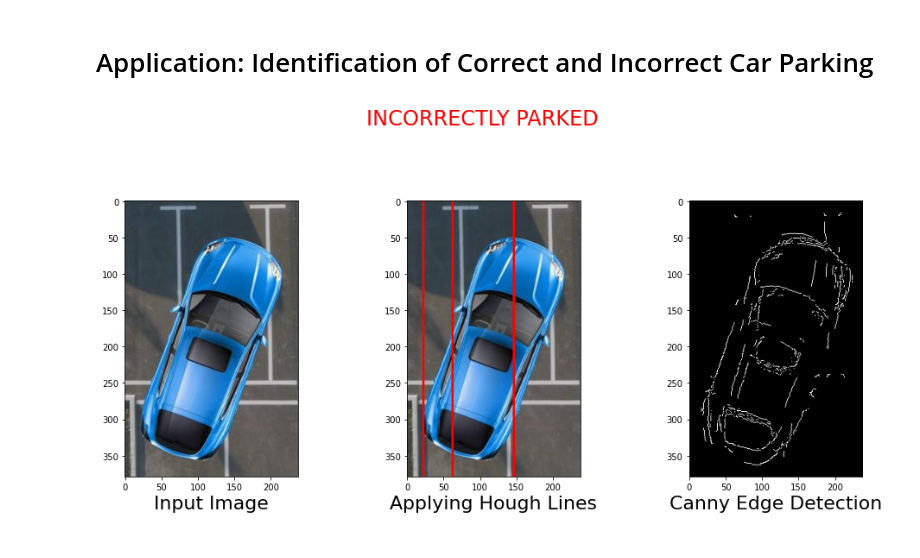
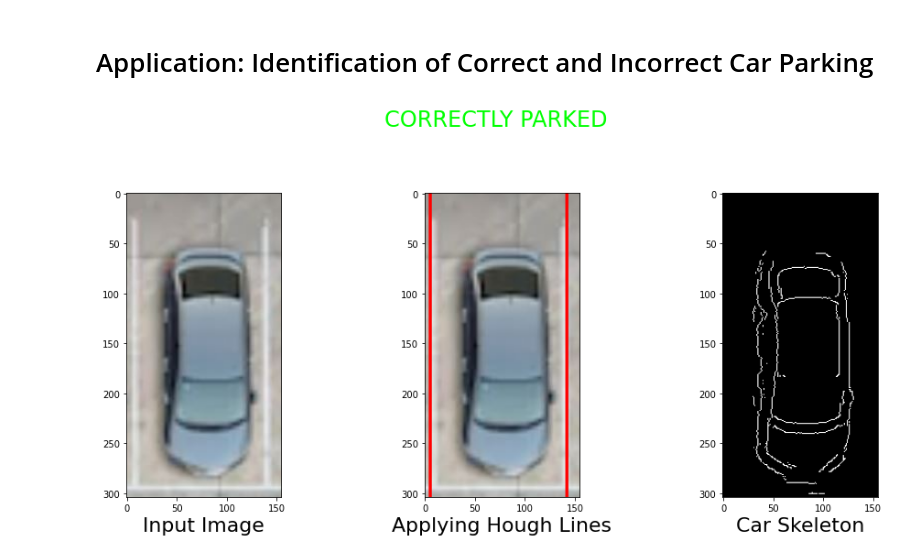
Before and after one commit to aaditya0710/PERFECT-CAR-PARKING, a Jupyter notebook: Correct_Car_Parking.ipynb, the cells around one changed output. Saved outputs shown, nothing was run; the diff lists cells and outputs as text; code cells hidden in the pictures.

```diff
--- a/Correct_Car_Parking.ipynb
+++ b/Correct_Car_Parking.ipynb
@@ -68,7 +68,7 @@ def houghLines(edges, dTheta, threshold):
 # %% [markdown]
 # Application: Identification of Correct and Incorrect Car Parking
 # %%
-Test_image="/content/CarParking_2.jpg"
+Test_image="/content/CarParking_0.jpeg"
 # %%
 img = cv2.imread(Test_image)
 img2 = img.copy()
@@ -77,10 +77,11 @@ pts = []
 for aperturesize in [5,7]:
     edges = cv2.Canny(gray,25,100,apertureSize = aperturesize)
 
-    lines = houghLines(edges,3,80)#Needs to be adjusted for each image
-    #print(lines)
-
-    #lines = cv2.HoughLines(edges,1,np.pi/180,30)
+    if Test_image=="/content/CarParking_2.jpg":
+      lines = houghLines(edges,3,80)#Needs to be adjusted for each image
+      #print(lines)
+    else:
+      lines = cv2.HoughLines(edges,1,np.pi/180,30)
 
     for rho,theta in lines[0]:
         a = np.cos(theta)
@@ -94,35 +95,41 @@ for aperturesize in [5,7]:
         cv2.line(img2,(x1,y1),(x2,y2),(0,0,255),2)
         pts.append(x1)
 
+if Test_image=="/content/CarParking_0.jpeg":
+  blurred = cv2.blur(img,(10,10))
+elif Test_image=="/content/CarParking_1.jpeg":
+  blurred = cv2.blur(img,(30,20))
+  blurred = cv2.blur(blurred,(10,15))
+elif Test_image=="/content/CarParking_2.jpg":
+  blurred = cv2.blur(img,(20,20))
 
-blurred = cv2.blur(img,(20,20))#Needs to be adjusted for each image
 edges = cv2.Canny(blurred,50,60)
 
 arr=[]
 for i in range(edges.shape[1]):
     for j in range(edges.shape[0]):
         if edges[j][i]!=0:
             arr.append(i)
 
 if max(pts)>=max(arr) and min(pts)<=min(arr):
     output = "CORRECTLY PARKED"
     color=(0,1,0)
 else:
     output = "INCORRECTLY PARKED"
     color=(1,0,0)
 
 plt.figure(figsize=(15,8))
 plt.suptitle(output,fontsize=24,color=color)
 plt.subplot(1,3,1)
 plt.imshow(cv2.cvtColor(img,cv2.COLOR_BGR2RGB))
 plt.xlabel("Input Image",fontsize=22)
 plt.subplot(1,3,2)
 plt.imshow(cv2.cvtColor(img2,cv2.COLOR_BGR2RGB))
 plt.xlabel("Applying Hough Lines",fontsize=22)
 plt.subplot(1,3,3)
 plt.imshow(cv2.cvtColor(edges,cv2.COLOR_BGR2RGB))
-plt.xlabel("Canny Edge Detection",fontsize=22)
+plt.xlabel("Car Skeleton",fontsize=22)
 plt.tight_layout(pad=10.0)
 plt.show()
 # %% [output]
-[figure, old version]
+[figure, new version]
```
